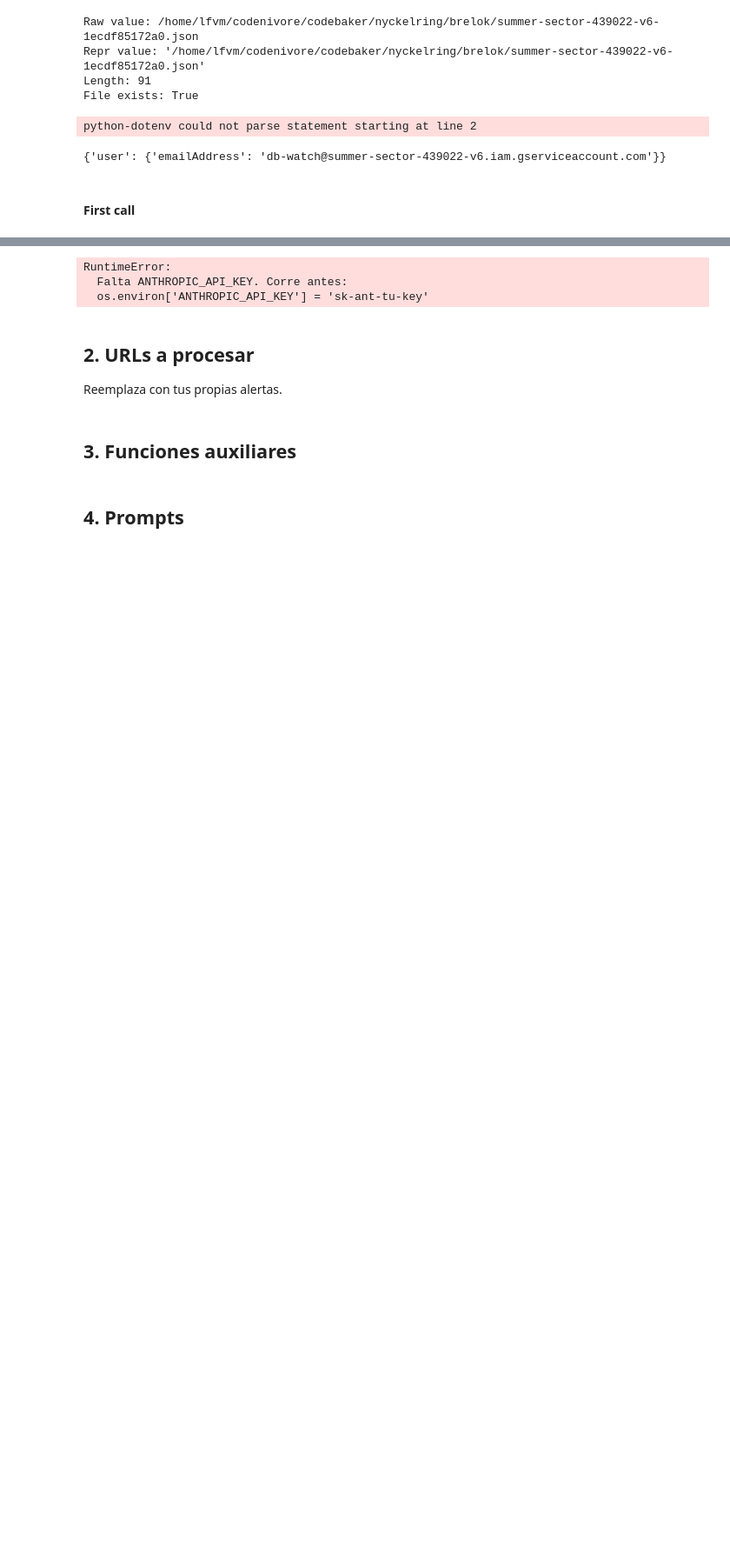
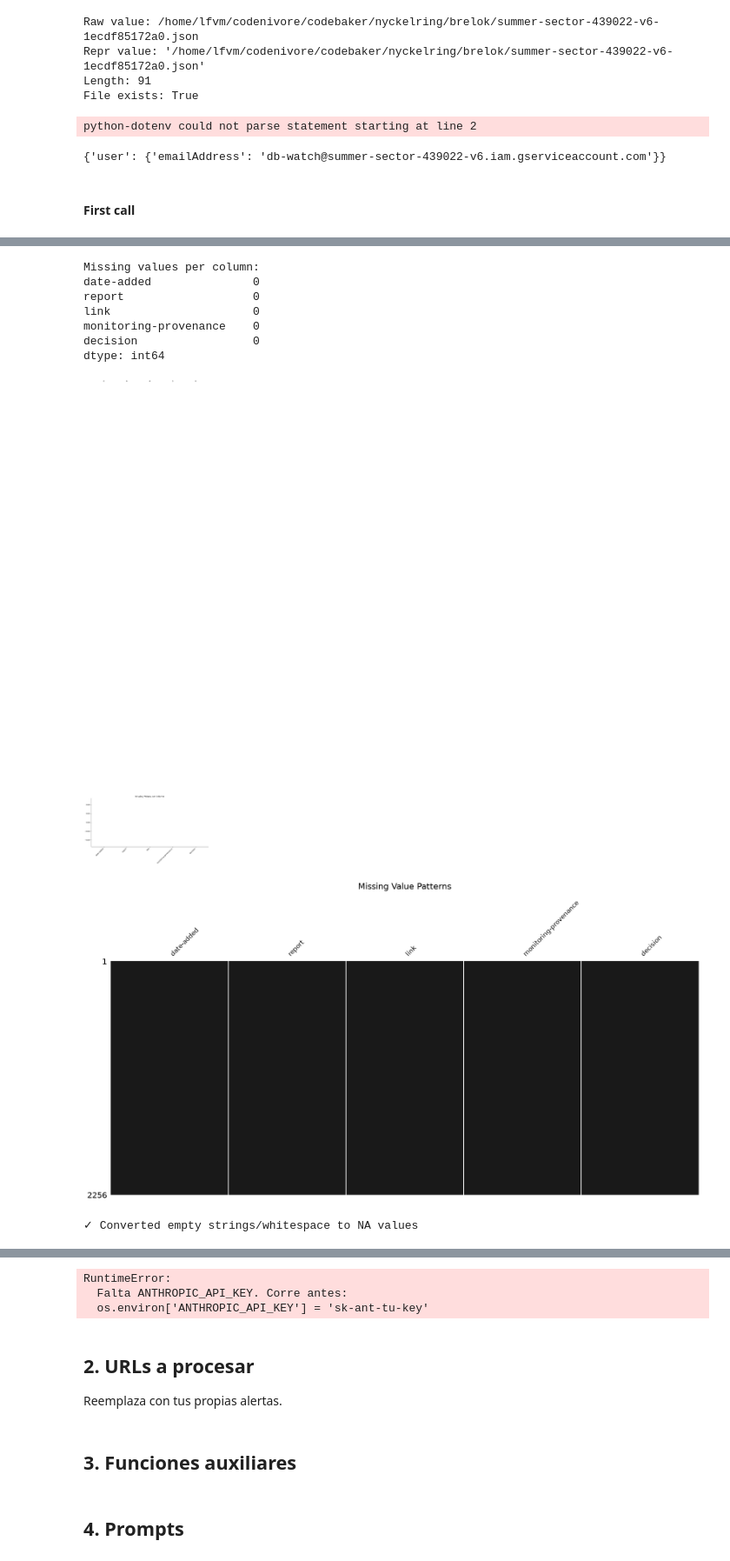
Before and after one commit to FelipeVillota/db-check, a Jupyter notebook: C17H21NO4/2025/gastroic_python.ipynb, the cells around one changed output, grey strips where cells are left out. Shown at 87% size. Cells and saved outputs as stored; diff of their text form; code cells hidden in the pictures; blank space fills up the shorter version.

```diff
--- a/C17H21NO4/2025/gastroic_python.ipynb
+++ b/C17H21NO4/2025/gastroic_python.ipynb
@@ -399,0 +516,67 @@ print(
+# %%
+missing_values = df_target.isnull().sum()
+print(f"Missing values per column:\n{missing_values}\n")
+
+# Visualization 1: Bar Chart
+plt.figure(figsize=(12, 5))
+ax = missing_values.plot(kind='bar', color="#000000", width=0.6)
+ax.grid(False)
+for i in ax.patches:
+    ax.text(i.get_x() + i.get_width()/2, i.get_height()+1,
+            f'{int(i.get_height())}',
+            ha='center', fontsize=10)
+plt.xticks(rotation=45, ha='right')
+sns.despine()
+plt.title("Missing Values per Column")
+plt.tight_layout()
+plt.show()
+
+# Visualization 2: Missingno Matrix
+msno.matrix(
+    df_target,
+    figsize=(20, 8),
+    color=(0.1, 0.1, 0.1),
+    sparkline=False,
+    fontsize=12,
+    labels=True
+)
+plt.title("Missing Value Patterns", fontsize=16, pad=20)
+plt.show()
+# %% [output]
+Missing values per column:
+date-added               0
+report                   0
+link                     0
+monitoring-provenance    0
+decision                 0
+dtype: int64
+[figure, added]
+[figure, added]
+# %%
+def get_sheet_data(sheet_service, spreadsheet_id, sheet_name):
+    range_name = f"{sheet_name}"
+    result = sheet_service.spreadsheets().values().get(
+        spreadsheetId=spreadsheet_id,
+        range=range_name
+    ).execute()
+    values = result.get('values', [])
+    if not values:
+        return pd.DataFrame()
+
+    headers = values[0]
+    num_cols = len(headers)
+
+    # Truncate each row to header length, pad short rows with ''
+    normalized_rows = [
+        (row[:num_cols] + [''] * (num_cols - len(row)))
+        for row in values[1:]
+    ]
+
+    return pd.DataFrame(normalized_rows, columns=headers)
+
+df_target = get_sheet_data(sheet_service, ORIGINAL_SPREADSHEET_ID, "DISCOVERY")
+df_target = df_target.replace('', pd.NA)  # Convert empty strings to NA
+df_target = df_target.replace(r'^\s*$', pd.NA, regex=True)  # Convert whitespace to NA
+print("✓ Converted empty strings/whitespace to NA values")
+# %% [output]
+✓ Converted empty strings/whitespace to NA values
```
Also changed, not shown: parts of 8 cells of this notebook.
